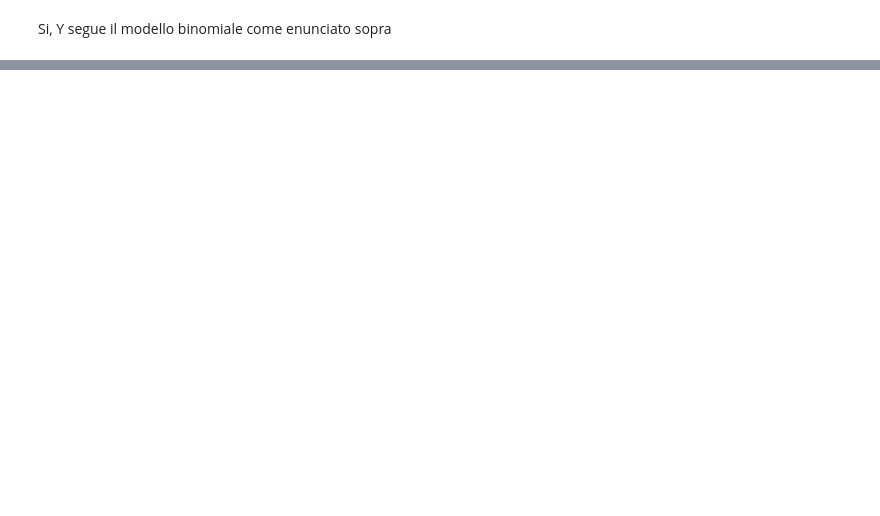
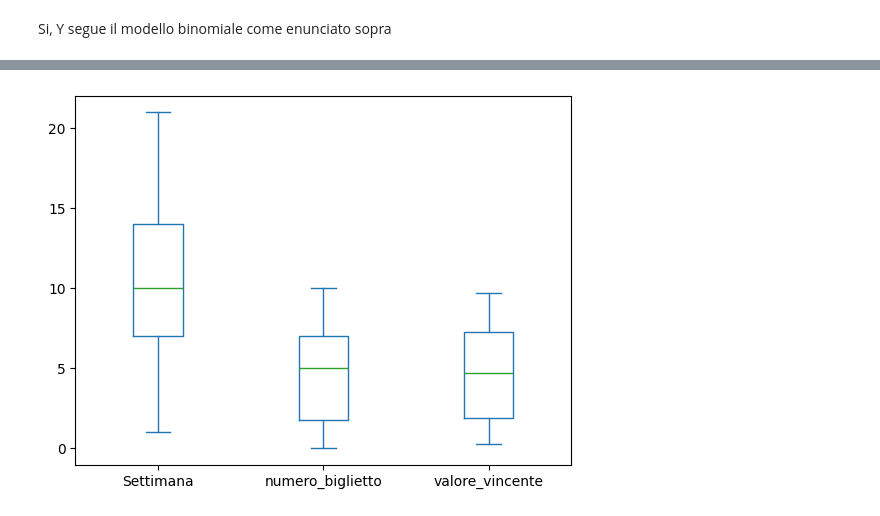
Before and after one commit to FriendlyWizard23/StatisticaL31, a Jupyter notebook: JUPYTER/TEMI D'ESAME/SOLUZIONI_MIE/ESAME 02-23/Soluzione.ipynb, the cells around one changed output, grey strips where cells are left out. Cells and saved outputs as stored; diff of their text form; code cells hidden in the pictures; blank space fills up the shorter version.

```diff
--- a/JUPYTER/TEMI D'ESAME/SOLUZIONI_MIE/ESAME 02-23/Soluzione.ipynb
+++ b/JUPYTER/TEMI D'ESAME/SOLUZIONI_MIE/ESAME 02-23/Soluzione.ipynb
@@ -93,0 +132,3 @@ La distribuzione di Y è approssimabile tramite una delle leggi che abbiamo vist
+# %%
+df = pd.read_csv('lotteria.csv',sep=';')
+df.describe()
@@ -93,0 +145,5 @@ La distribuzione di Y è approssimabile tramite una delle leggi che abbiamo vist
+# %%
+df.plot.box()
+plt.show()
+# %% [output]
+[figure, added]
```
Also changed, not shown: parts of 37 cells of this notebook, 1 other file.
